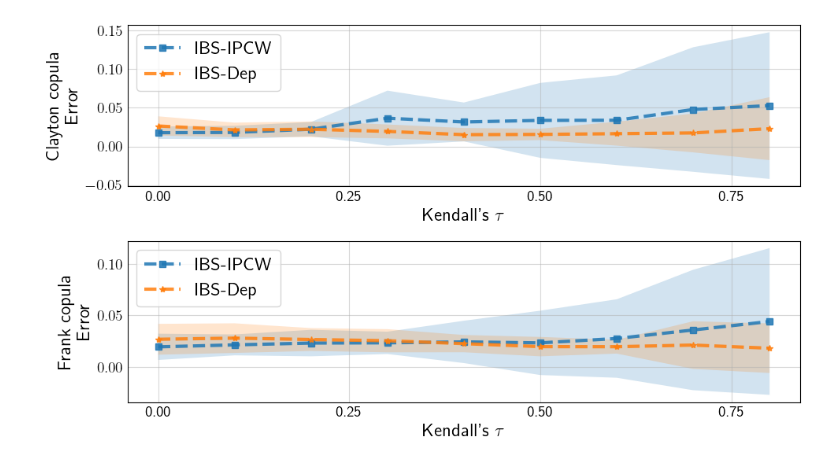
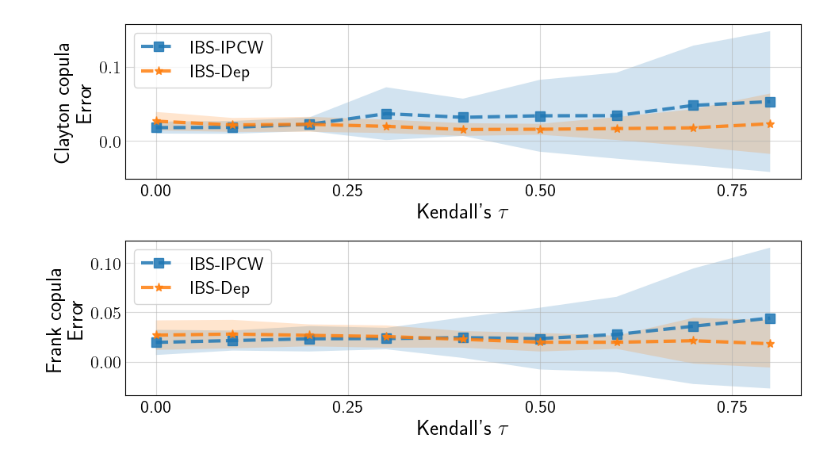
Before and after one commit to thecml/survival-copula, a Jupyter notebook: notebooks/plot_synthetic_correct_copula.ipynb, the cells around one changed output. Drawn from its saved outputs; the diff is of its cells as text; code cells hidden in the pictures.

```diff
--- a/notebooks/plot_synthetic_correct_copula.ipynb
+++ b/notebooks/plot_synthetic_correct_copula.ipynb
@@ -8,8 +8,8 @@ plt.style.use("default")
 plt.rcParams.update({
     "axes.labelsize": "large",
     "axes.titlesize": "large",
-    "font.size": 14.0,
-    "legend.fontsize": "large",
+    "font.size": 16.0,
+    "legend.fontsize": "medium",
     "text.usetex": True,
     "text.latex.preamble": r"\usepackage{amsfonts} \usepackage{amstext} \usepackage{bm}"
 })
@@ -42,33 +42,33 @@ for row_idx, copula in enumerate(copulas):
     x = sub["k_tau"].to_numpy()
 
     m1 = sub[f"{metric1}_mean"].to_numpy()
     s1 = sub[f"{metric1}_std"].to_numpy()
 
     m2 = sub[f"{metric2}_mean"].to_numpy()
     s2 = sub[f"{metric2}_std"].to_numpy()
 
     # Lines
-    ax.plot(x, m1, linestyle="dashed", marker="s", linewidth=3, alpha=0.85, label=label1)
-    ax.plot(x, m2, linestyle="dashed", marker="*", linewidth=3, alpha=0.85, label=label2)
+    ax.plot(x, m1, linestyle="dashed", marker="s", markersize=8, linewidth=3, alpha=0.85, label=label1)
+    ax.plot(x, m2, linestyle="dashed", marker="*", markersize=8, linewidth=3, alpha=0.85, label=label2)
 
     # Shaded ± SD (skip NaNs safely)
     if np.any(~np.isnan(s1)):
         ax.fill_between(x, m1 - sigma_level * s1, m1 + sigma_level * s1, alpha=0.2)
     if np.any(~np.isnan(s2)):
         ax.fill_between(x, m2 - sigma_level * s2, m2 + sigma_level * s2, alpha=0.2)
 
     ax.set_ylabel(f"{copula.capitalize()} copula\nError")
     ax.grid(True, alpha=0.5)
     ax.tick_params(axis="y", which="both", length=0)
     ax.tick_params(axis="x", which="both", length=0)
     ax.legend(loc="upper left")
 
     ax.set_xlabel(r"Kendall's $\tau$")
     ax.set_xticks([0.0, 0.25, 0.5, 0.75])
     ax.set_xticklabels(["0.00", "0.25", "0.50", "0.75"])
 
 plt.tight_layout(rect=[0, 0.05, 1, 1])
 plt.savefig(f"{cfg.PLOTS_DIR}/synthetic_correct_copula.pdf", format="pdf", bbox_inches="tight")
 plt.show()
 # %% [output]
-[figure, old version]
+[figure, new version]
```
Also changed, not shown: 35 other files.
